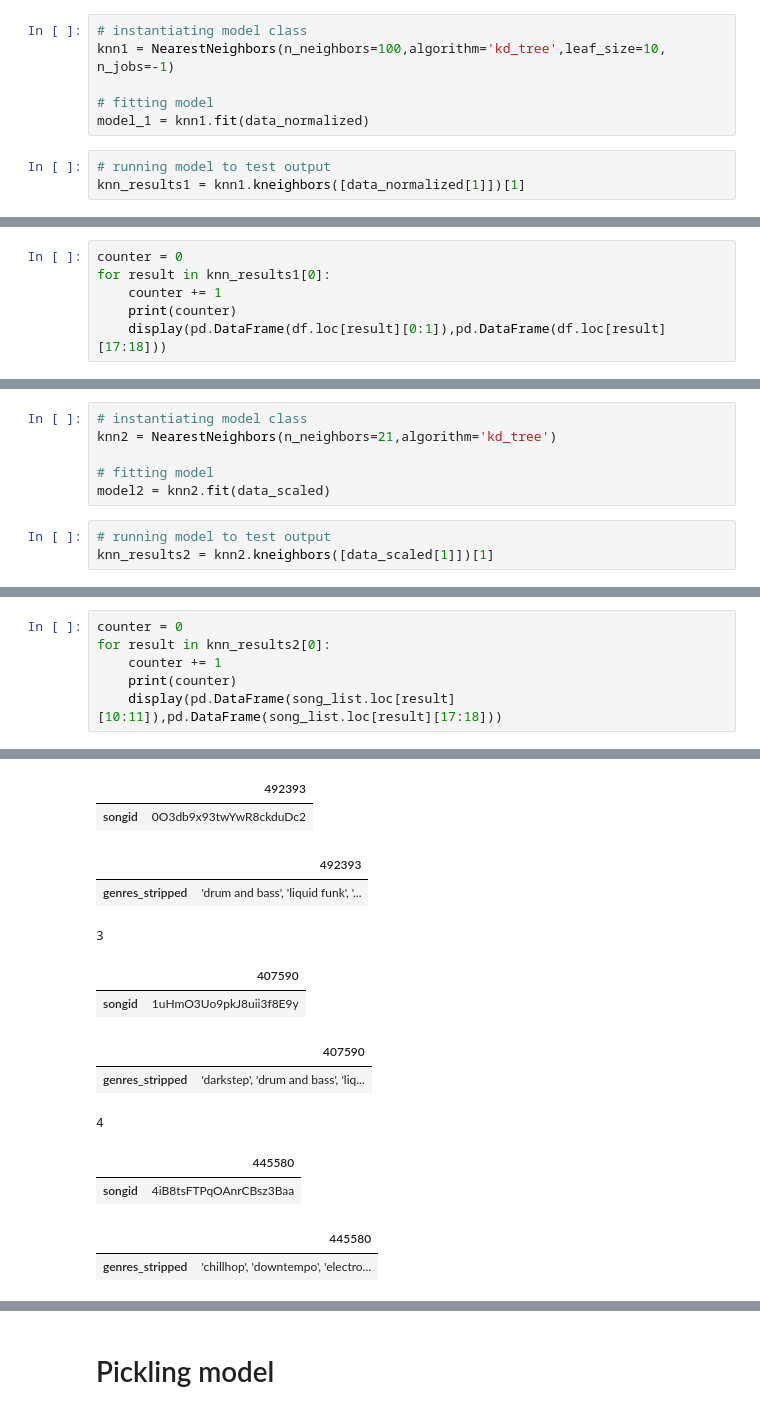
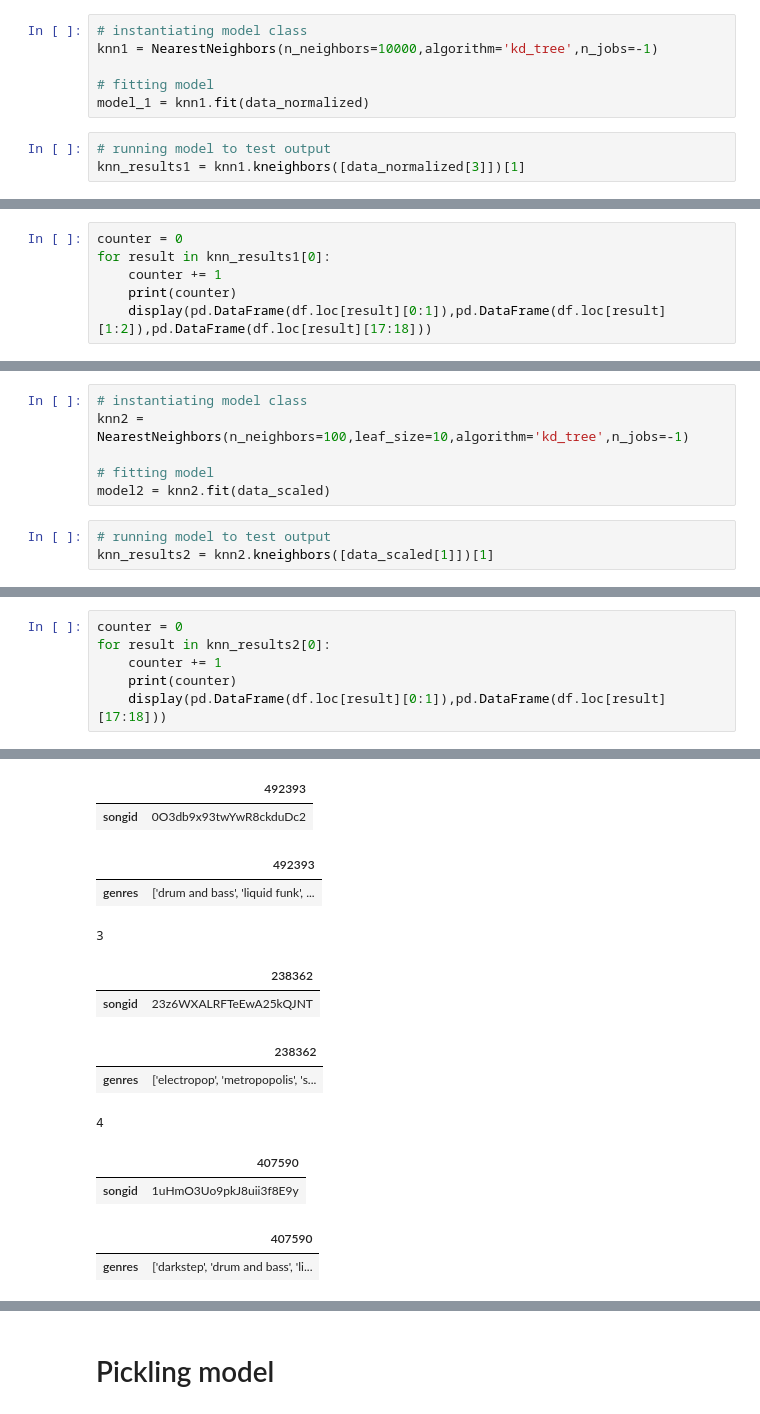
Before and after one commit to BloomTech-Labs/Music-Meteorologist-ds, a Jupyter notebook: model_notebooks/knn_model_v3_with_genre_filtering.ipynb, the cells around one changed output, grey strips where cells are left out. Drawn from its saved outputs; the diff is of its cells as text.

```diff
--- a/model_notebooks/knn_model_v3_with_genre_filtering.ipynb
+++ b/model_notebooks/knn_model_v3_with_genre_filtering.ipynb
@@ -222,12 +231,12 @@ pd.DataFrame(data_normalized,columns=columns_for_normalization).hist(figsize=(8,
 # %%
 # instantiating model class
-knn1 = NearestNeighbors(n_neighbors=100,algorithm='kd_tree',leaf_size=10, n_jobs=-1)
+knn1 = NearestNeighbors(n_neighbors=10000,algorithm='kd_tree',n_jobs=-1)
 
 # fitting model
 model_1 = knn1.fit(data_normalized)
 # %%
 # running model to test output
-knn_results1 = knn1.kneighbors([data_normalized[1]])[1]
+knn_results1 = knn1.kneighbors([data_normalized[3]])[1]
 # %%
 knn_results1[0]
 # %% [output]
@@ -273,4 +284,4 @@ counter = 0
 for result in knn_results1[0]:
     counter += 1
     print(counter)
-    display(pd.DataFrame(df.loc[result][0:1]),pd.DataFrame(df.loc[result][17:18]))
+    display(pd.DataFrame(df.loc[result][0:1]),pd.DataFrame(df.loc[result][1:2]),pd.DataFrame(df.loc[result][17:18]))
@@ -301,6 +290,6 @@ for result in knn_results1[0]:
 # %%
 # instantiating model class
-knn2 = NearestNeighbors(n_neighbors=21,algorithm='kd_tree')
+knn2 = NearestNeighbors(n_neighbors=100,leaf_size=10,algorithm='kd_tree',n_jobs=-1)
 
 # fitting model
 model2 = knn2.fit(data_scaled)
@@ -332,7 +338,7 @@ counter = 0
 for result in knn_results2[0]:
     counter += 1
     print(counter)
-    display(pd.DataFrame(song_list.loc[result][10:11]),pd.DataFrame(song_list.loc[result][17:18]))
+    display(pd.DataFrame(df.loc[result][0:1]),pd.DataFrame(df.loc[result][17:18]))
 # %% [output]
 1
 |  | 1 |
@@ -342,15 +348,15 @@ for result in knn_results2[0]:
 2
 |  | 492393 |
 | songid | 0O3db9x93twYwR8ckduDc2 |
 |  | 492393 |
-| genres_stripped | 'drum and bass', 'liquid funk', '... |
+| genres | ['drum and bass', 'liquid funk', ... |
 3
-|  | 407590 |
-| songid | 1uHmO3Uo9pkJ8uii3f8E9y |
+|  | 238362 |
+| songid | 23z6WXALRFTeEwA25kQJNT |
-|  | 407590 |
-| genres_stripped | 'darkstep', 'drum and bass', 'liq... |
+|  | 238362 |
+| genres | ['electropop', 'metropopolis', 's... |
 4
-|  | 445580 |
-| songid | 4iB8tsFTPqOAnrCBsz3Baa |
+|  | 407590 |
+| songid | 1uHmO3Uo9pkJ8uii3f8E9y |
-|  | 445580 |
-| genres_stripped | 'chillhop', 'downtempo', 'electro... |
+|  | 407590 |
+| genres | ['darkstep', 'drum and bass', 'li... |
```
Also changed, not shown: parts of 23 cells of this notebook.
